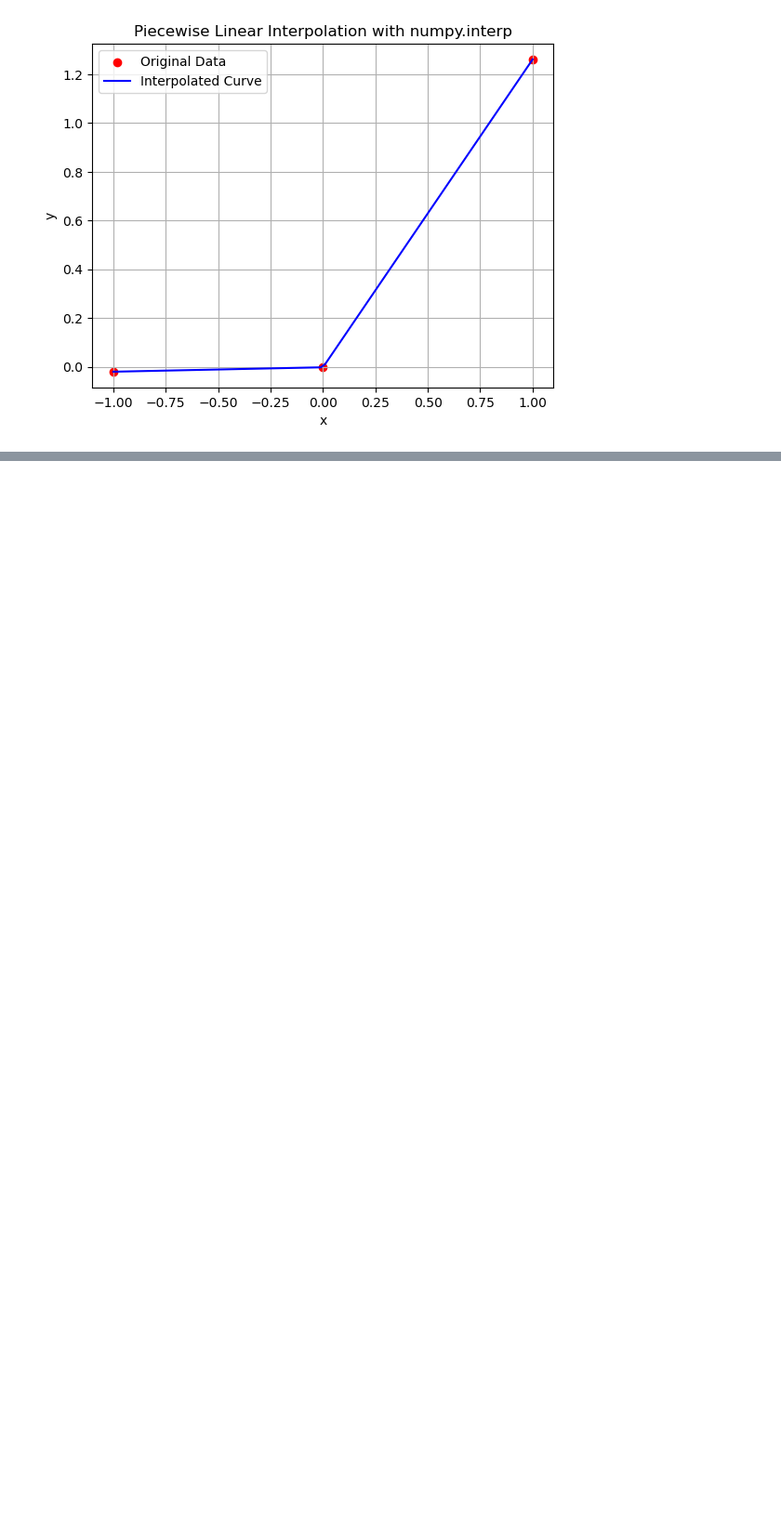
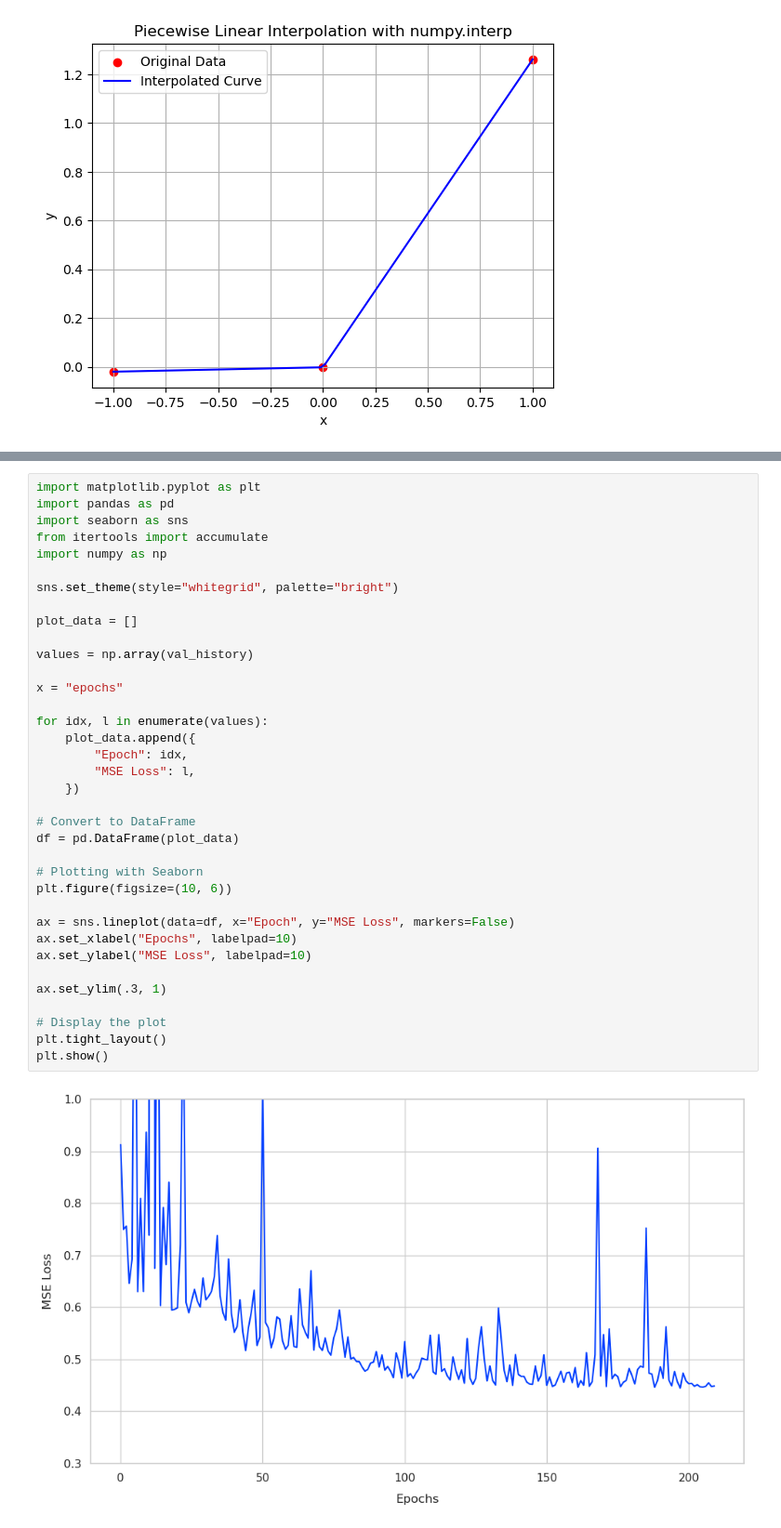
Before and after one commit to liam-hp/deepsplines-thesis, a Jupyter notebook: playground.ipynb, the cells around one changed output, grey strips where cells are left out. Shown at 93% size. Cells and saved outputs as stored; diff of their text form; blank space fills up the shorter version.

```diff
--- a/playground.ipynb
+++ b/playground.ipynb
@@ -76,0 +116,38 @@ plt.show()
+# %%
+import matplotlib.pyplot as plt
+import pandas as pd
+import seaborn as sns
+from itertools import accumulate
+import numpy as np
+
+sns.set_theme(style="whitegrid", palette="bright")
+
+plot_data = []
+
+values = np.array(val_history)
+
+x = "epochs"
+
+for idx, l in enumerate(values):
+    plot_data.append({
+        "Epoch": idx,
+        "MSE Loss": l,
+    })
+
+# Convert to DataFrame
+df = pd.DataFrame(plot_data)
+
+# Plotting with Seaborn
+plt.figure(figsize=(10, 6))
+
+ax = sns.lineplot(data=df, x="Epoch", y="MSE Loss", markers=False)
+ax.set_xlabel("Epochs", labelpad=10)
+ax.set_ylabel("MSE Loss", labelpad=10)
+
+ax.set_ylim(.3, 1)
+
+# Display the plot
+plt.tight_layout()
+plt.show()
+# %% [output]
+[figure, added]
```
Also changed, not shown: parts of 2 cells of this notebook, 9 other files.
